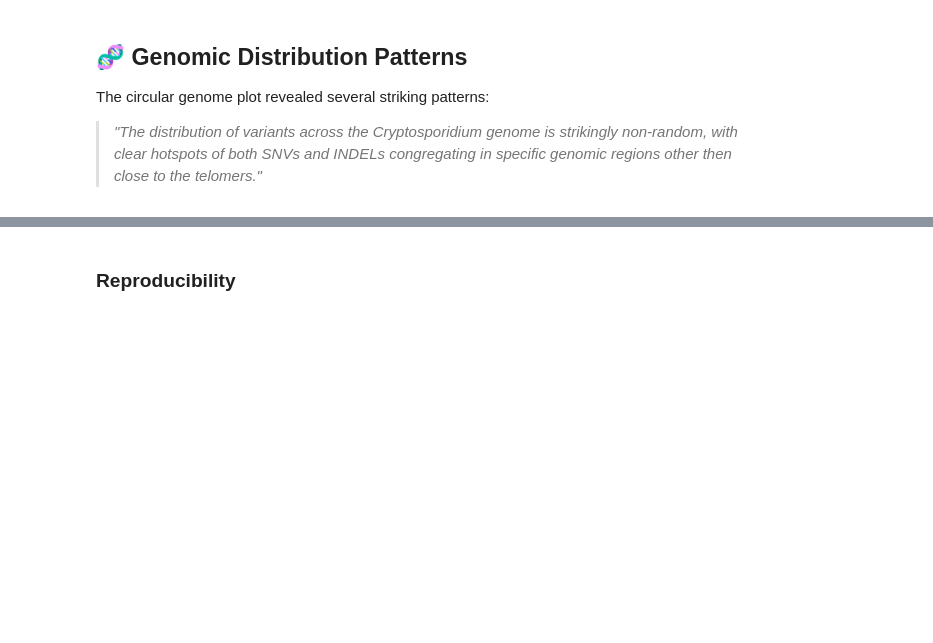
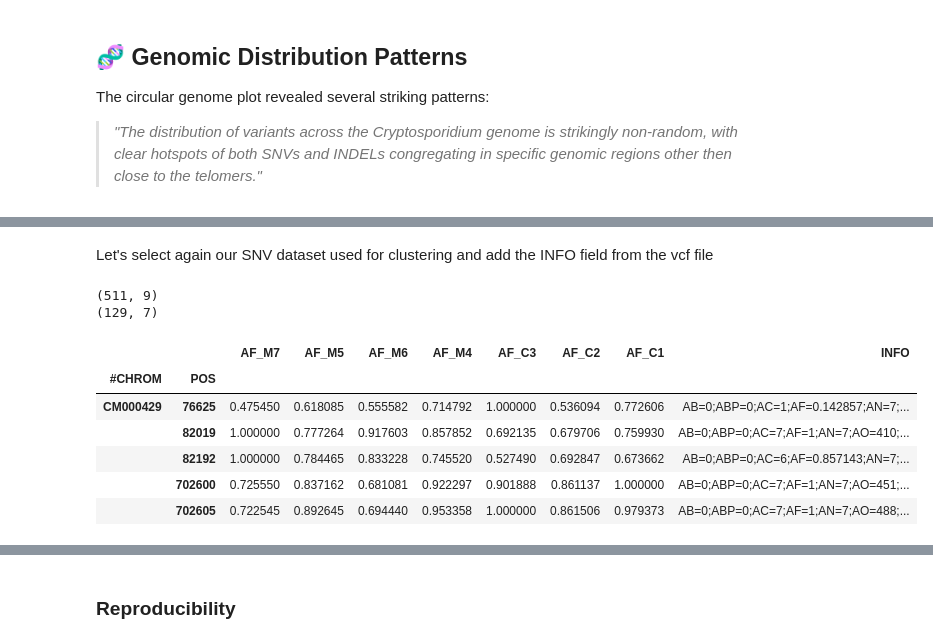
Before and after one commit to mtinti/cryptosporidium_host_adaptation, a Jupyter notebook: nbs/index.ipynb, the cells around one changed output, grey strips where cells are left out. Saved outputs shown, nothing was run; the diff lists cells and outputs as text; code cells hidden in the pictures; blank space fills up the shorter version.

```diff
--- a/nbs/index.ipynb
+++ b/nbs/index.ipynb
@@ -367,0 +377,33 @@ The circular genome plot revealed several striking patterns:
+# %% [markdown]
+Let's select again our SNV dataset used for clustering and add the INFO field from the vcf file
+# %%
+#| hide
+data=pd.read_csv('../data/allele_frequencies.tsv',sep='\t')
+data=data[data['ALT'].str.len()==1]
+data = data.set_index(['#CHROM','POS'])
+print(data.shape)
+
+filterining_data = data[['AF_M7', 'AF_M5', 'AF_M6', 'AF_M4','AF_C3', 'AF_C2', 'AF_C1']]
+filterining_data = filterining_data.divide(filterining_data.max(axis=1),axis=0)
+filterining_max=filterining_data.max(axis=1)
+filterining_min=filterining_data.min(axis=1)
+data = filterining_data[(filterining_max-filterining_min)>0.3]
+print(data.shape)
+
+df_vcf = read_vcf( "../data/filtered_final.vcf")
+df_vcf = df_vcf.set_index(['#CHROM','POS'])
+df_vcf=df_vcf.loc[data.index.values][['INFO']]
+data = data.join(df_vcf)
+# %% [output]
+(511, 9)
+(129, 7)
+# %%
+data.head()
+# %% [output]
+|  |  | AF_M7 | AF_M5 | AF_M6 | AF_M4 | AF_C3 | AF_C2 | AF_C1 | INFO |
+| #CHROM | POS |  |  |  |  |  |  |  |  |
+| CM000429 | 76625 | 0.475450 | 0.618085 | 0.555582 | 0.714792 | 1.000000 | 0.536094 | 0.772606 | AB=0;ABP=0;AC=1;AF=0.142857;AN=7;... |
+|  | 82019 | 1.000000 | 0.777264 | 0.917603 | 0.857852 | 0.692135 | 0.679706 | 0.759930 | AB=0;ABP=0;AC=7;AF=1;AN=7;AO=410;... |
+|  | 82192 | 1.000000 | 0.784465 | 0.833228 | 0.745520 | 0.527490 | 0.692847 | 0.673662 | AB=0;ABP=0;AC=6;AF=0.857143;AN=7;... |
+|  | 702600 | 0.725550 | 0.837162 | 0.681081 | 0.922297 | 0.901888 | 0.861137 | 1.000000 | AB=0;ABP=0;AC=7;AF=1;AN=7;AO=451;... |
+|  | 702605 | 0.722545 | 0.892645 | 0.694440 | 0.953358 | 1.000000 | 0.861506 | 0.979373 | AB=0;ABP=0;AC=7;AF=1;AN=7;AO=488;... |
```
Also changed, not shown: parts of 13 cells of this notebook, 10 other files.
